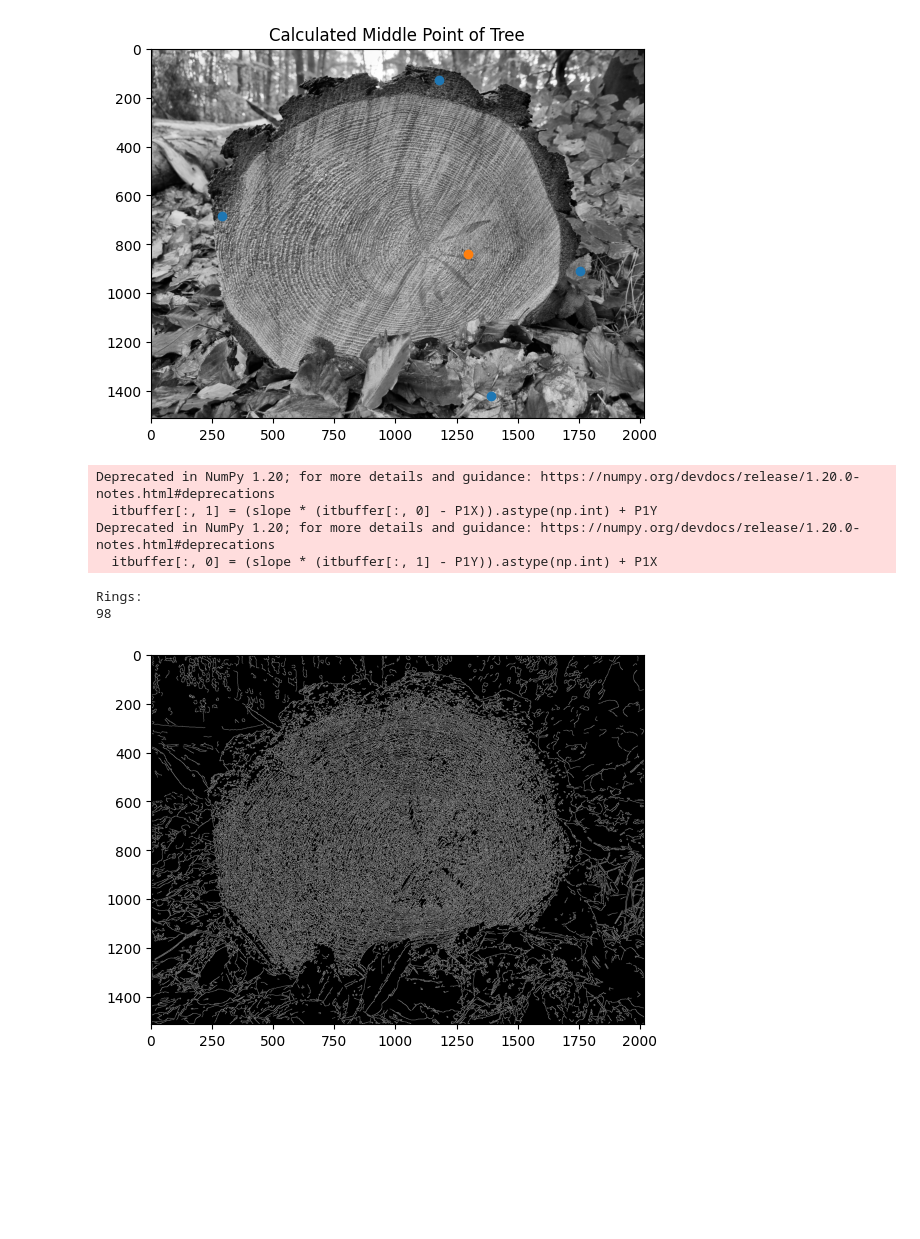
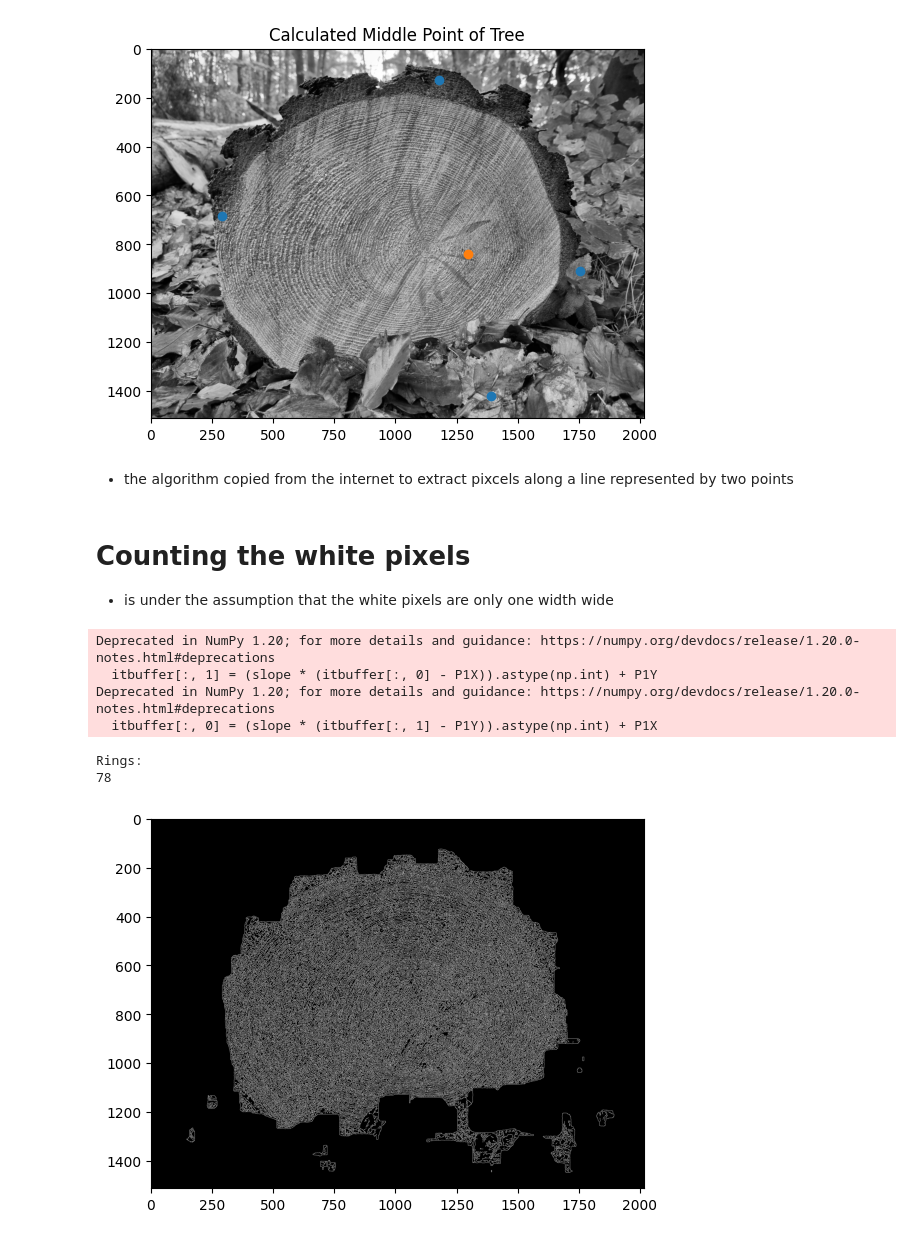
Before and after one commit to TheLoraxxz/DHBW-Mosbach-Digit-Bildverarbeitung-WS2023, a Jupyter notebook: CountRings.ipynb, the cells around one changed output. Saved outputs shown, nothing was run; the diff lists cells and outputs as text; code cells hidden in the pictures; blank space fills up the shorter version.

Commit message:
changed canny threshold so it actually really counbts teh stuff well and now i got 78 compared to 73 rings

```diff
--- a/CountRings.ipynb
+++ b/CountRings.ipynb
@@ -136,6 +147,8 @@ plt.savefig("./test.tiff")
 plt.show()
 # %% [output]
 [figure]
+# %% [markdown]
+- the algorithm copied from the internet to extract pixcels along a line represented by two points
 # %%
 # löine iterator that checks the iteration
 
@@ -211,45 +224,39 @@ def createLineIterator(P1, P2, img):
     itbuffer[:, 2] = img[itbuffer[:, 1].astype(np.uint), itbuffer[:, 0].astype(np.uint)]
 
     return itbuffer
+# %% [markdown]
+# Counting the white pixels
+- is under the assumption that the white pixels are only one width wide
 # %%
 maskedImage = cv.bitwise_and(img,img,mask=targetImage)
-img_blur = cv.GaussianBlur(img, (5,5), 0)
-edge = cv.Canny(img_blur, 20, 30)
-
-otsu_thresh, _ = cv.threshold(img_blur, 0, 255, cv.THRESH_OTSU)
-def get_range(threshold, sigma=0.33):
-    return (1-sigma) * threshold, (1+sigma) * threshold
-
-otsu_thresh = get_range(otsu_thresh)
-edge_otsu = cv.Canny(img_blur, *otsu_thresh)
-
+img_blur = cv.GaussianBlur(maskedImage, (5,5), 0)
+edges = cv.Canny(img_blur, 100, 200)
 
 
 def countedWhitePixels(lineHor):
     count = 0
-    li = createLineIterator(lineHor[0], lineHor[1],edge_otsu)
+    li = createLineIterator(lineHor[0], lineHor[1],edges)
 
     for (r, g, b) in li:
         if b:
             count += 1
     return count
 
 countedHor = countedWhitePixels((xmin,xmax))
 
 countedver = countedWhitePixels((ymin,ymax))
 print("Rings:")
 # divided by 4 because we get over thw whole line --> meaning double the rings and every change is calculated so
 # if it is fgrom black to white and vise versa it counts as one so we have oduble the change
 # then we bild the mid around 4
 print(int((countedver/4+countedHor/4)/2))
 
-plt.imshow(edge_otsu)
-plt.savefig("./test.tiff")
+plt.imshow(edges)
 # %% [output]
 Deprecated in NumPy 1.20; for more details and guidance: https://numpy.org/devdocs/release/1.20.0-notes.html#deprecations
   itbuffer[:, 1] = (slope * (itbuffer[:, 0] - P1X)).astype(np.int) + P1Y
 Deprecated in NumPy 1.20; for more details and guidance: https://numpy.org/devdocs/release/1.20.0-notes.html#deprecations
   itbuffer[:, 0] = (slope * (itbuffer[:, 1] - P1Y)).astype(np.int) + P1X
 Rings:
-98
+78
-[figure, old version]
+[figure, new version]
```
Also changed, not shown: parts of 5 cells of this notebook.
